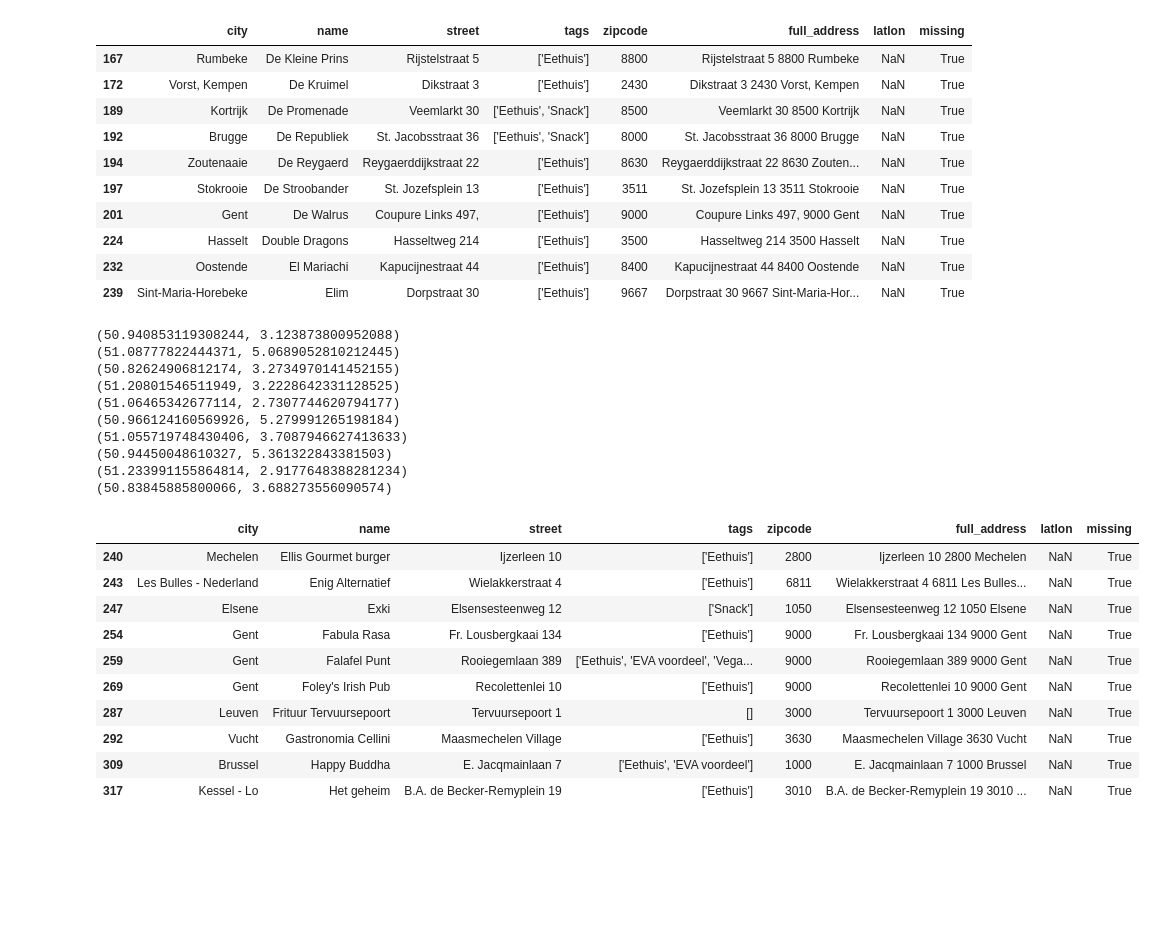
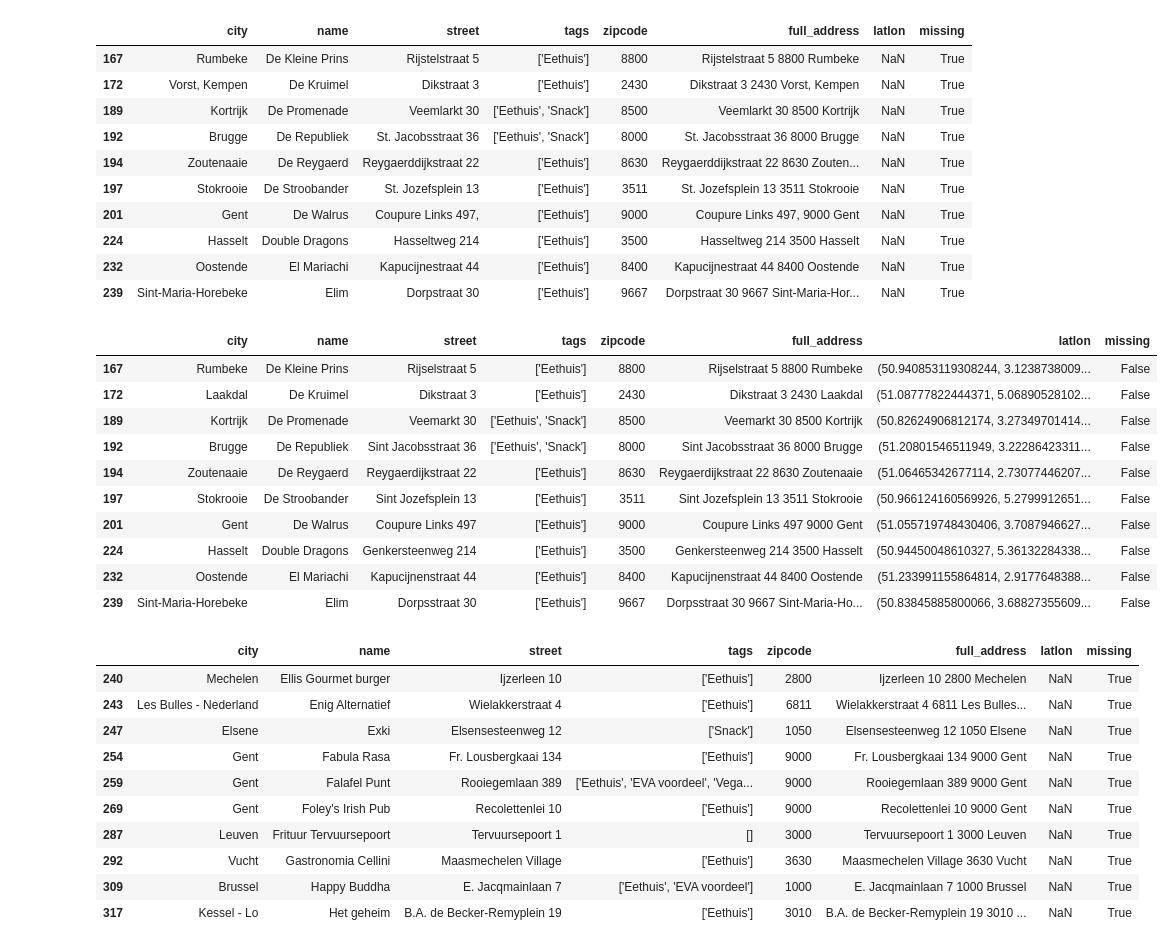
Before and after one commit to drdwitte/data4goodprojects, a Jupyter notebook: EVA/FixMissingAddressData.ipynb, the cells around one changed output. Cells and saved outputs as stored; diff of their text form; code cells hidden in the pictures; blank space fills up the shorter version.

```diff
--- a/EVA/FixMissingAddressData.ipynb
+++ b/EVA/FixMissingAddressData.ipynb
@@ -145,28 +177,30 @@ df_notfound[20:30]
 | 232 | Oostende | El Mariachi | Kapucijnestraat 44 | ['Eethuis'] | 8400 | Kapucijnestraat 44 8400 Oostende | NaN | True |
 | 239 | Sint-Maria-Horebeke | Elim | Dorpstraat 30 | ['Eethuis'] | 9667 | Dorpstraat 30 9667 Sint-Maria-Hor... | NaN | True |
 # %%
-print(latlon_from_address('Rijselstraat 5 8800 Rumbeke'))
-print(latlon_from_address('Dikstraat 3 2430 Laakdal'))
-print(latlon_from_address('Veemarkt 30 8500 Kortrijk'))
-print(latlon_from_address('Sint Jacobsstraat 36 8000 Brugge'))
-print(latlon_from_address('Reygaerdijkstraat 22 8630 Zoutenaaie'))
+overwriteAddress('Rijselstraat 5 8800 Rumbeke',167,df_notfound)
+overwriteAddress('Dikstraat 3 2430 Laakdal',172,df_notfound)
+overwriteAddress('Veemarkt 30 8500 Kortrijk',189,df_notfound)
+overwriteAddress('Sint Jacobsstraat 36 8000 Brugge',192,df_notfound)
+overwriteAddress('Reygaerdijkstraat 22 8630 Zoutenaaie',194,df_notfound)
 
-print(latlon_from_address('Sint Jozefsplein 13 3511 Stokrooie'))
-print(latlon_from_address('Coupure Links 497 9000 Gent'))
-print(latlon_from_address('Genkersteenweg 214 3500 Hasselt'))
-print(latlon_from_address('Kapucijnenstraat 44 8400 Oostende'))
-print(latlon_from_address('Dorpsstraat 30 9667 Sint-Maria-Horebeke'))
+overwriteAddress('Sint Jozefsplein 13 3511 Stokrooie',197,df_notfound)
+overwriteAddress('Coupure Links 497 9000 Gent',201,df_notfound)
+overwriteAddress('Genkersteenweg 214 3500 Hasselt',224,df_notfound)
+overwriteAddress('Kapucijnenstraat 44 8400 Oostende',232,df_notfound)
+overwriteAddress('Dorpsstraat 30 9667 Sint-Maria-Horebeke',239,df_notfound)
+df_notfound[20:30]
 # %% [output]
-(50.940853119308244, 3.123873800952088)
-(51.08777822444371, 5.0689052810212445)
-(50.82624906812174, 3.2734970141452155)
-(51.20801546511949, 3.2228642331128525)
-(51.06465342677114, 2.7307744620794177)
-(50.966124160569926, 5.279991265198184)
-(51.055719748430406, 3.7087946627413633)
-(50.94450048610327, 5.361322843381503)
-(51.233991155864814, 2.9177648388281234)
-(50.83845885800066, 3.688273556090574)
+|  | city | name | street | tags | zipcode | full_address | latlon | missing |
+| 167 | Rumbeke | De Kleine Prins | Rijselstraat 5 | ['Eethuis'] | 8800 | Rijselstraat 5 8800 Rumbeke | (50.940853119308244, 3.1238738009... | False |
+| 172 | Laakdal | De Kruimel | Dikstraat 3 | ['Eethuis'] | 2430 | Dikstraat 3 2430 Laakdal | (51.08777822444371, 5.06890528102... | False |
+| 189 | Kortrijk | De Promenade | Veemarkt 30 | ['Eethuis', 'Snack'] | 8500 | Veemarkt 30 8500 Kortrijk | (50.82624906812174, 3.27349701414... | False |
+| 192 | Brugge | De Republiek | Sint Jacobsstraat 36 | ['Eethuis', 'Snack'] | 8000 | Sint Jacobsstraat 36 8000 Brugge | (51.20801546511949, 3.22286423311... | False |
+| 194 | Zoutenaaie | De Reygaerd | Reygaerdijkstraat 22 | ['Eethuis'] | 8630 | Reygaerdijkstraat 22 8630 Zoutenaaie | (51.06465342677114, 2.73077446207... | False |
+| 197 | Stokrooie | De Stroobander | Sint Jozefsplein 13 | ['Eethuis'] | 3511 | Sint Jozefsplein 13 3511 Stokrooie | (50.966124160569926, 5.2799912651... | False |
+| 201 | Gent | De Walrus | Coupure Links 497 | ['Eethuis'] | 9000 | Coupure Links 497 9000 Gent | (51.055719748430406, 3.7087946627... | False |
+| 224 | Hasselt | Double Dragons | Genkersteenweg 214 | ['Eethuis'] | 3500 | Genkersteenweg 214 3500 Hasselt | (50.94450048610327, 5.36132284338... | False |
+| 232 | Oostende | El Mariachi | Kapucijnenstraat 44 | ['Eethuis'] | 8400 | Kapucijnenstraat 44 8400 Oostende | (51.233991155864814, 2.9177648388... | False |
+| 239 | Sint-Maria-Horebeke | Elim | Dorpsstraat 30 | ['Eethuis'] | 9667 | Dorpsstraat 30 9667 Sint-Maria-Ho... | (50.83845885800066, 3.68827355609... | False |
 # %%
 df_notfound[30:40]
 # %% [output]
```
Also changed, not shown: parts of 16 cells of this notebook, 2 other files.
